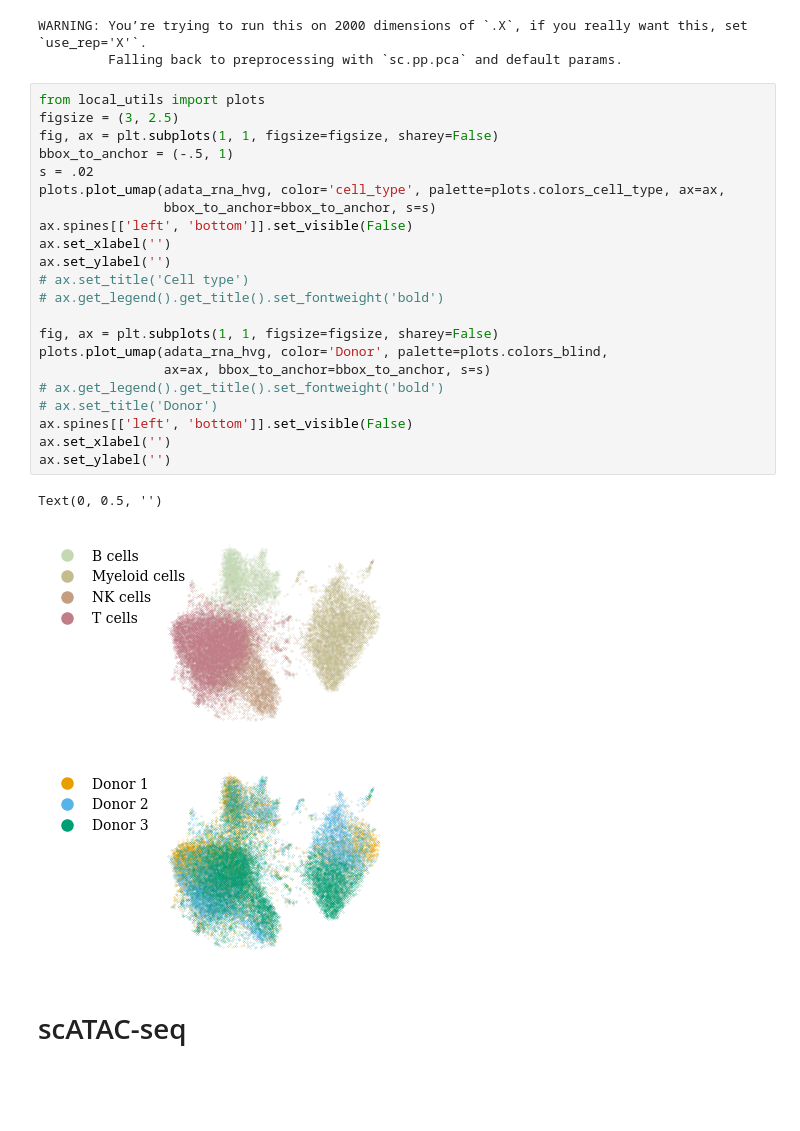
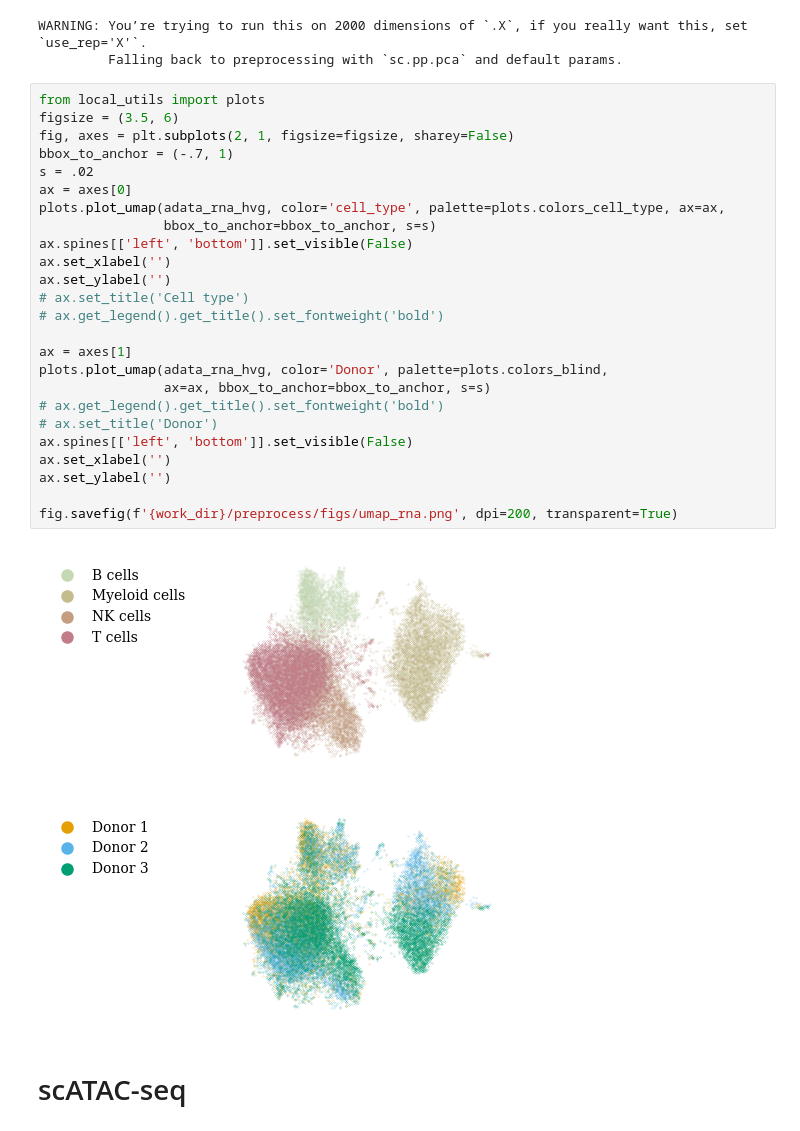
Before and after one commit to janursa/grn_benchmark, a Jupyter notebook: notebooks/multiomics/process_multiomics.ipynb, the cells around one changed output. Cells and saved outputs as stored; diff of their text form; blank space fills up the shorter version.

Commit message:
figure 1 is updated

```diff
--- a/notebooks/multiomics/process_multiomics.ipynb
+++ b/notebooks/multiomics/process_multiomics.ipynb
@@ -218,30 +218,31 @@ WARNING: You’re trying to run this on 2000 dimensions of `.X`, if you really w
          Falling back to preprocessing with `sc.pp.pca` and default params.
 # %%
 from local_utils import plots
-figsize = (3, 2.5)
-fig, ax = plt.subplots(1, 1, figsize=figsize, sharey=False)
-bbox_to_anchor = (-.5, 1)
+figsize = (3.5, 6)
+fig, axes = plt.subplots(2, 1, figsize=figsize, sharey=False)
+bbox_to_anchor = (-.7, 1)
 s = .02
+ax = axes[0]
 plots.plot_umap(adata_rna_hvg, color='cell_type', palette=plots.colors_cell_type, ax=ax,
                 bbox_to_anchor=bbox_to_anchor, s=s)
 ax.spines[['left', 'bottom']].set_visible(False)
 ax.set_xlabel('')
 ax.set_ylabel('')
 # ax.set_title('Cell type')
 # ax.get_legend().get_title().set_fontweight('bold')
 
-fig, ax = plt.subplots(1, 1, figsize=figsize, sharey=False)
+ax = axes[1]
 plots.plot_umap(adata_rna_hvg, color='Donor', palette=plots.colors_blind,
                 ax=ax, bbox_to_anchor=bbox_to_anchor, s=s)
 # ax.get_legend().get_title().set_fontweight('bold')
 # ax.set_title('Donor')
 ax.spines[['left', 'bottom']].set_visible(False)
 ax.set_xlabel('')
 ax.set_ylabel('')
+
+fig.savefig(f'{work_dir}/preprocess/figs/umap_rna.png', dpi=200, transparent=True)
 # %% [output]
-Text(0, 0.5, '')
-[figure, old version]
+[figure, new version]
-[figure, removed]
 # %% [markdown]
 # scATAC-seq
 # %% [markdown]
```
Also changed, not shown: parts of 1 cell of this notebook, 28 other files.
